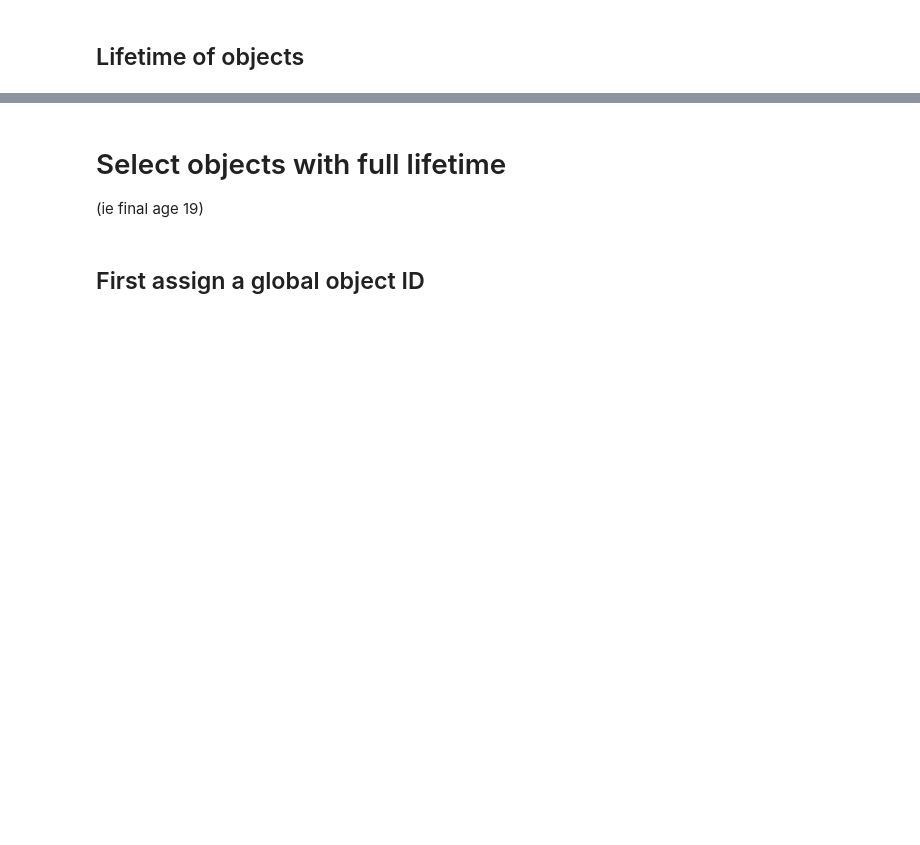
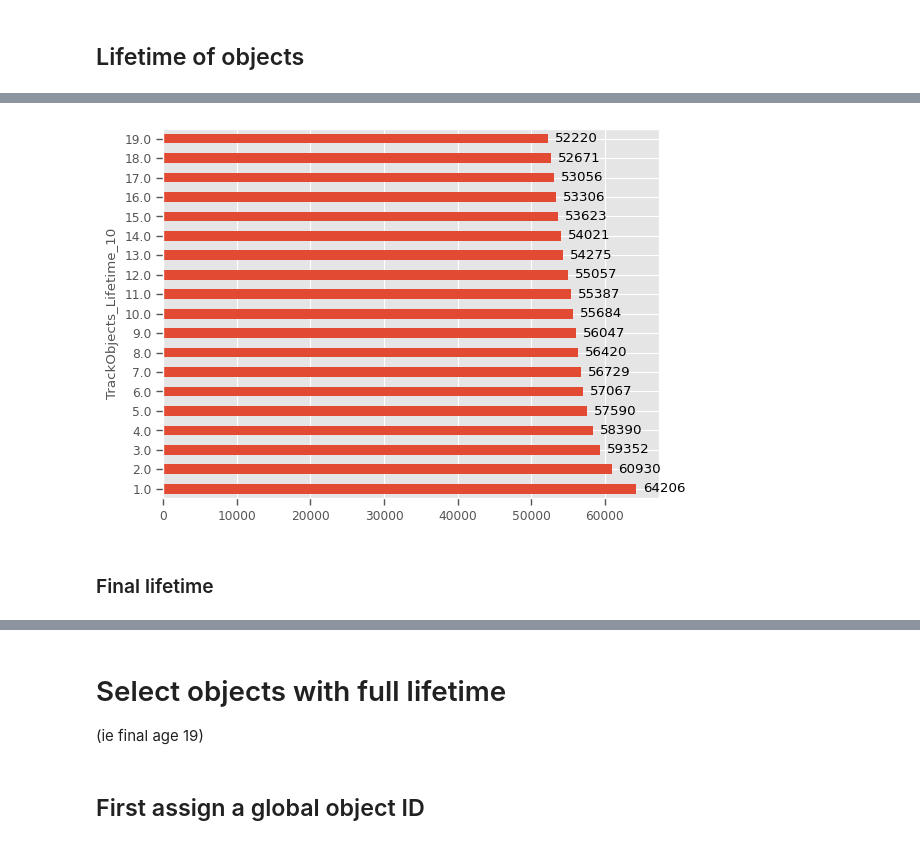
Before and after one commit to thethomasboyer/CellProfiler_GaussianProxy_analyses, a Jupyter notebook: process_true_trajectories.ipynb, the cells around one changed output, grey strips where cells are left out. Drawn from its saved outputs; the diff is of its cells as text; code cells hidden in the pictures; blank space fills up the shorter version.

```diff
--- a/process_true_trajectories.ipynb
+++ b/process_true_trajectories.ipynb
@@ -90 +340,9 @@ df["file"].value_counts(dropna=False)
+# %%
+ax = df["TrackObjects_Lifetime_10"].value_counts(dropna=True).sort_index().plot(kind="barh")
+for container in ax.containers:
+    ax.bar_label(container, fmt="%d", padding=5)
+# %% [output]
+[figure, added]
+# %% [markdown]
+### Final lifetime
 # %%
```
Also changed, not shown: parts of 86 cells of this notebook, 2 other files.
